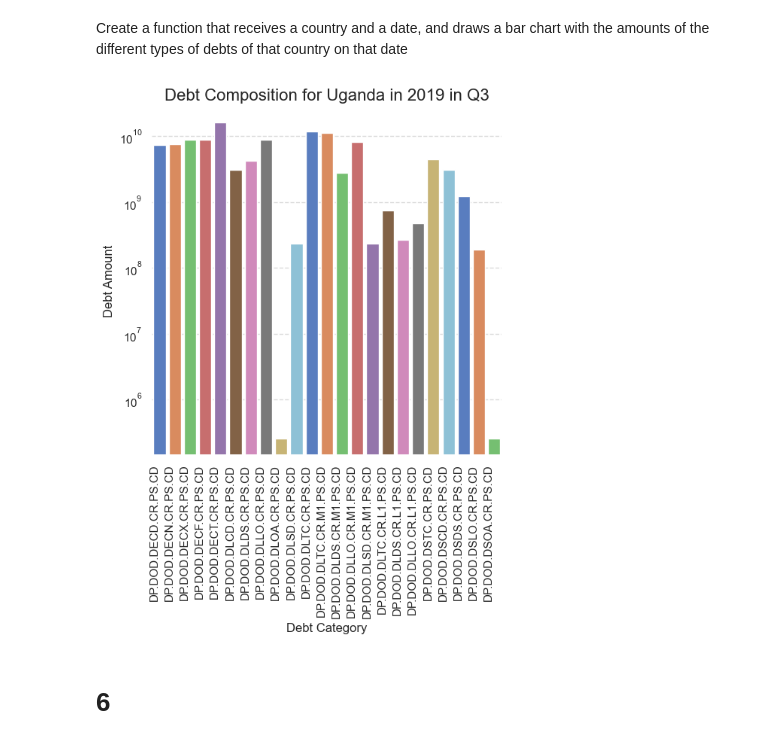
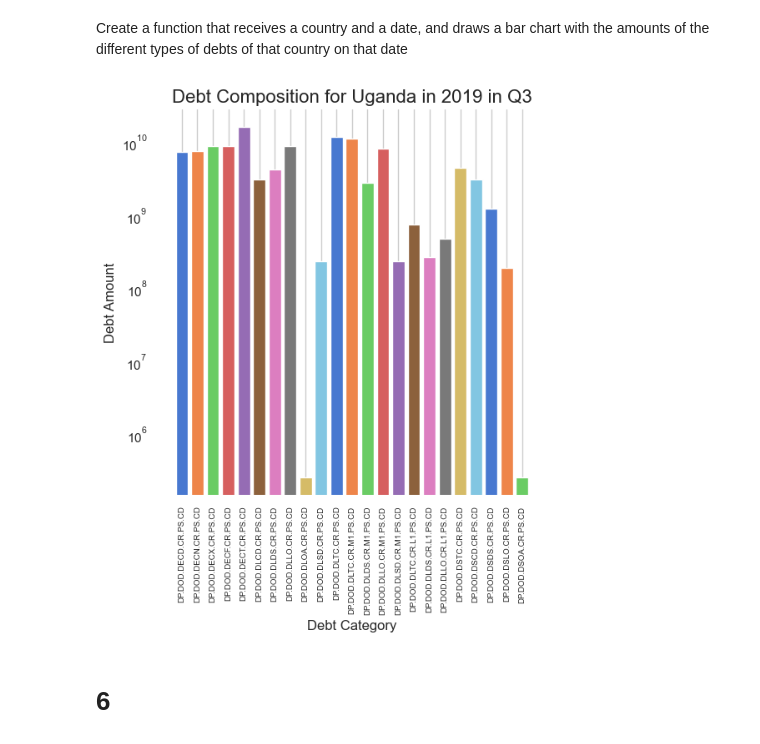
Before and after one commit to ymb287/IEU_Advanced_Coding_2, a Jupyter notebook: Project_2.ipynb, the cells around one changed output. Drawn from its saved outputs; the diff is of its cells as text; code cells hidden in the pictures.

```diff
--- a/Project_2.ipynb
+++ b/Project_2.ipynb
@@ -128,2 +121,8 @@ debt.head(1)
 # %%
 debt_long = debt.melt(id_vars=['Country Name', 'Country Code', 'Series Name', 'Series Code'], var_name='Date', value_name='Debt')
+debt_long.dropna(subset = 'Debt', inplace=True)
+debt_long = debt_long[debt_long['Debt'] != 0]
+debt_long.loc[:, 'Date'] = debt_long['Date'].str.split(' ').str[0]
+debt_long.reset_index(drop=True, inplace=True)
+
+# TODO should we round the debt values?
@@ -139,3 +128,0 @@ debt_long_cleaning.reset_index(drop=True, inplace=True)
-# %%
-debt_long = debt_long_cleaning.copy()
-debt_long
@@ -245,35 +212,26 @@ Create a function that receives a country and a date, and draws a bar chart with
 # %%
 def barchart_all(country, date):
     df = debt_long[(debt_long['Country Name'] == country) & (debt_long['Date'] == date)]
     if df.empty:
-        st.error(f'No data available for {country} on {date}.')
-        return
+        return print(f'No data available for {country} in {date}.')
     else:
-        # drop rows with 0
-        df = df[df['Debt'] != 0]
         sizes = df['Debt'].tolist()
         labels = df['Series Code'].tolist()
-
         fig, ax = plt.subplots(figsize=(6, 6))
-        sns.set(style="whitegrid")
-        sns.barplot(x=labels, y=sizes, palette="muted")
-
+        ax.bar(labels, sizes, color=sns.color_palette("muted"))
         plt.title(f'Debt Composition for {country} in {date[:4]} in {date[-2:]}', fontsize=16)
         plt.xlabel('Debt Category', fontsize=12)
         plt.ylabel('Debt Amount', fontsize=12)
-
         plt.yscale('log')
-        plt.xticks(rotation=90, ha='right')
-
-        # Add grid lines and remove spines
-        plt.grid(axis='y', linestyle='--', alpha=0.7)
+        plt.xticks(rotation=90, ha='center', fontsize=7)
+        plt.grid(axis='y', linestyle='', alpha=0.7)
         sns.despine(left=True, bottom=True)
-
         plt.show()
+        return
 
 barchart_all('Uganda', '2019Q3')
 # %% [output]
-[figure, old version]
+[figure, new version]
 # %% [markdown]
 # 6
 # %% [markdown]
```
Also changed, not shown: parts of 14 cells of this notebook, 1 other file.
